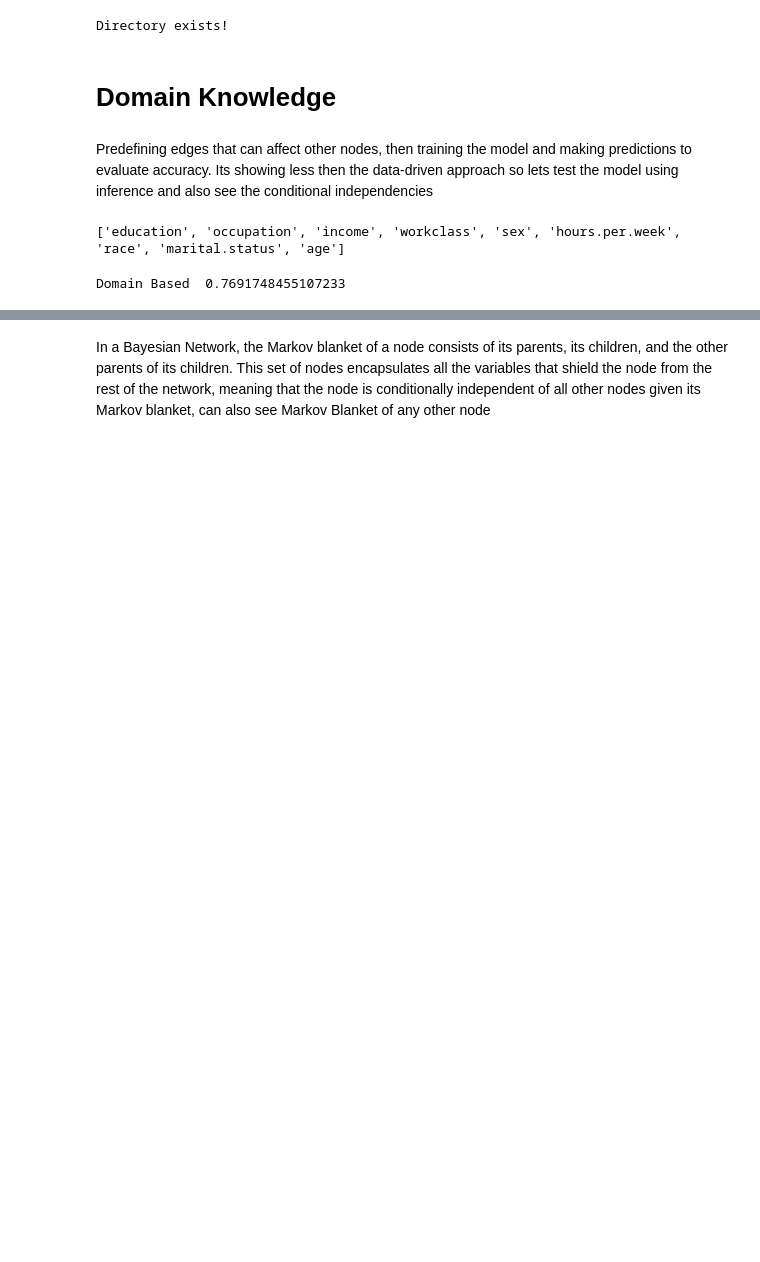
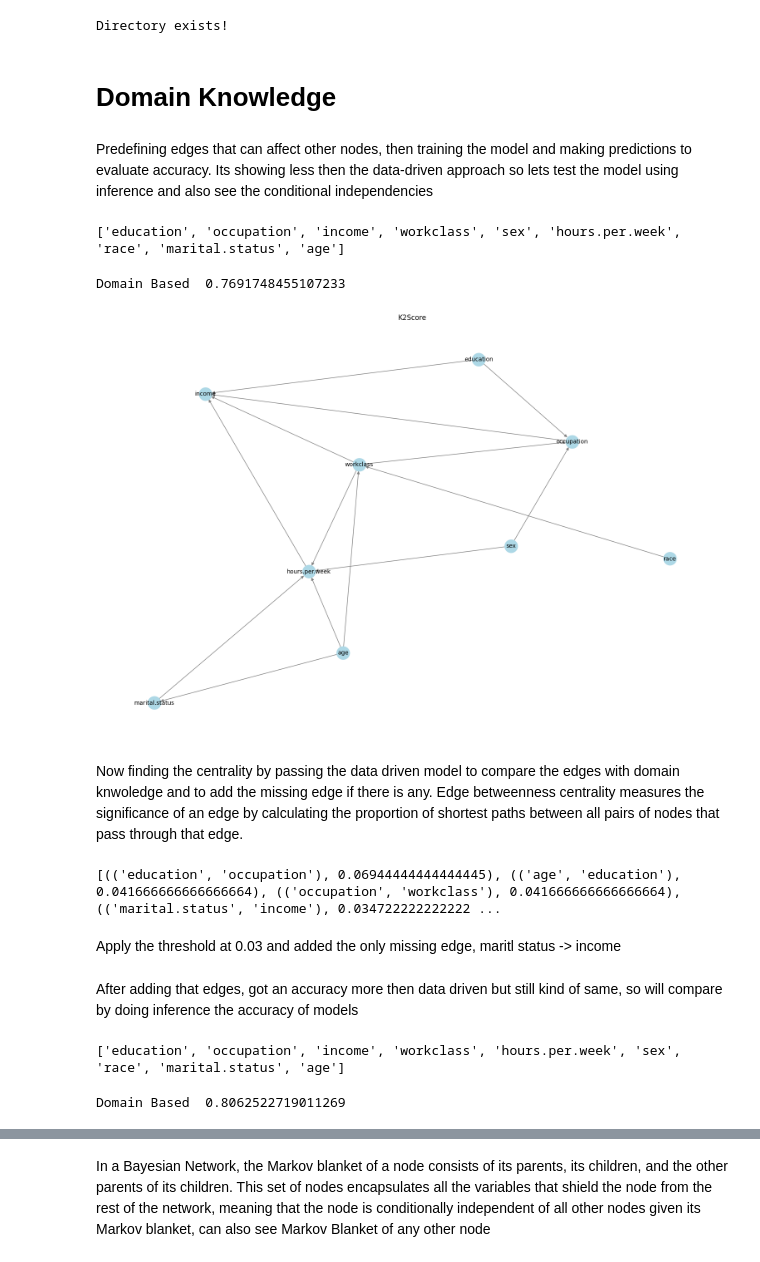
Before and after one commit to abdulmoqeet-code/FAIKR-mod-3, a Jupyter notebook: Mod_3_new.ipynb, the cells around one changed output, grey strips where cells are left out. Cells and saved outputs as stored; diff of their text form; code cells hidden in the pictures; blank space fills up the shorter version.

```diff
--- a/Mod_3_new.ipynb
+++ b/Mod_3_new.ipynb
@@ -392,7 +409,7 @@ Predefining edges that can affect other nodes, then training the model and makin
 edges = [
     ("education", "occupation"),
     ("occupation", "income"),
-    ("occupation", "workclass"),
+    ("workclass","occupation"),
     ("education", "income"),
     ("sex", "hours.per.week"),
     ("hours.per.week", "income"),
@@ -400,8 +417,10 @@ edges = [
     ("workclass", "income"),
     ("marital.status", "hours.per.week"),
     ("age", "workclass"),
-    ("marital.status", "occupation"),
-    ("age","marital.status")
+    ("age","marital.status"),
+    ("sex","occupation"),
+    ("age","hours.per.week"),
+    ("workclass","hours.per.week")
 ]
 
 
@@ -413,3 +432,42 @@ print("Domain Based ",accuracy_score(y_test,y_pred_22))
 # %% [output]
 ['education', 'occupation', 'income', 'workclass', 'sex', 'hours.per.week', 'race', 'marital.status', 'age']
 Domain Based  0.7691748455107233
+# %%
+fig = plt.figure(figsize=(15,10))
+
+G = nx.DiGraph()
+G.add_edges_from(model_22.edges())
+pos = nx.spring_layout(G, k=0.5)
+
+nx.draw(G, pos, with_labels=True,
+        node_color='lightblue',
+        node_size=500,
+        edge_color='gray',
+        arrowsize=10,
+        font_size=10)
+
+plt.title("K2Score")
+plt.show()
+# %% [output]
+[figure, added]
+# %% [markdown]
+Now finding the centrality by passing the data driven model to compare the edges with domain knwoledge and to add the missing edge if there is any. Edge betweenness centrality measures the significance of an edge by calculating the proportion of shortest paths between all pairs of nodes that pass through that edge.
+# %%
+
+
+#model_test=compare_and_update_models(model,model_22)
+import networkx as nx
+
+# Convert Bayesian Network to a directed graph
+G = nx.DiGraph(model.edges())
+
+# Compute edge betweenness centrality
+edge_centrality = nx.edge_betweenness_centrality(G)
+
+# Sort edges by importance
+sorted_edges = sorted(edge_centrality.items(), key=lambda x: x[1], reverse=True)
+print(sorted_edges)
+# %% [output]
+[(('education', 'occupation'), 0.06944444444444445), (('age', 'education'), 0.041666666666666664), (('occupation', 'workclass'), 0.041666666666666664), (('marital.status', 'income'), 0.034722222222222 ...
+# %% [markdown]
+Apply the threshold at 0.03 and added the only missing edge, maritl status -> income
@@ -415,0 +476,11 @@ Domain Based  0.7691748455107233
+# %% [markdown]
+After adding that edges, got an accuracy more then data driven but still kind of same, so will compare by doing inference the accuracy of models
+# %%
+model_22=BayesianNetwork(model_22.edges())
+print(model_22.nodes())
+model_22.fit(train_data, estimator=BayesianEstimator)
+y_pred_22=model_22.predict(X_test,n_jobs=1)
+print("Domain Based ",accuracy_score(y_test,y_pred_22))
+# %% [output]
+['education', 'occupation', 'income', 'workclass', 'hours.per.week', 'sex', 'race', 'marital.status', 'age']
+Domain Based  0.8062522719011269
```
Also changed, not shown: parts of 16 cells of this notebook.
